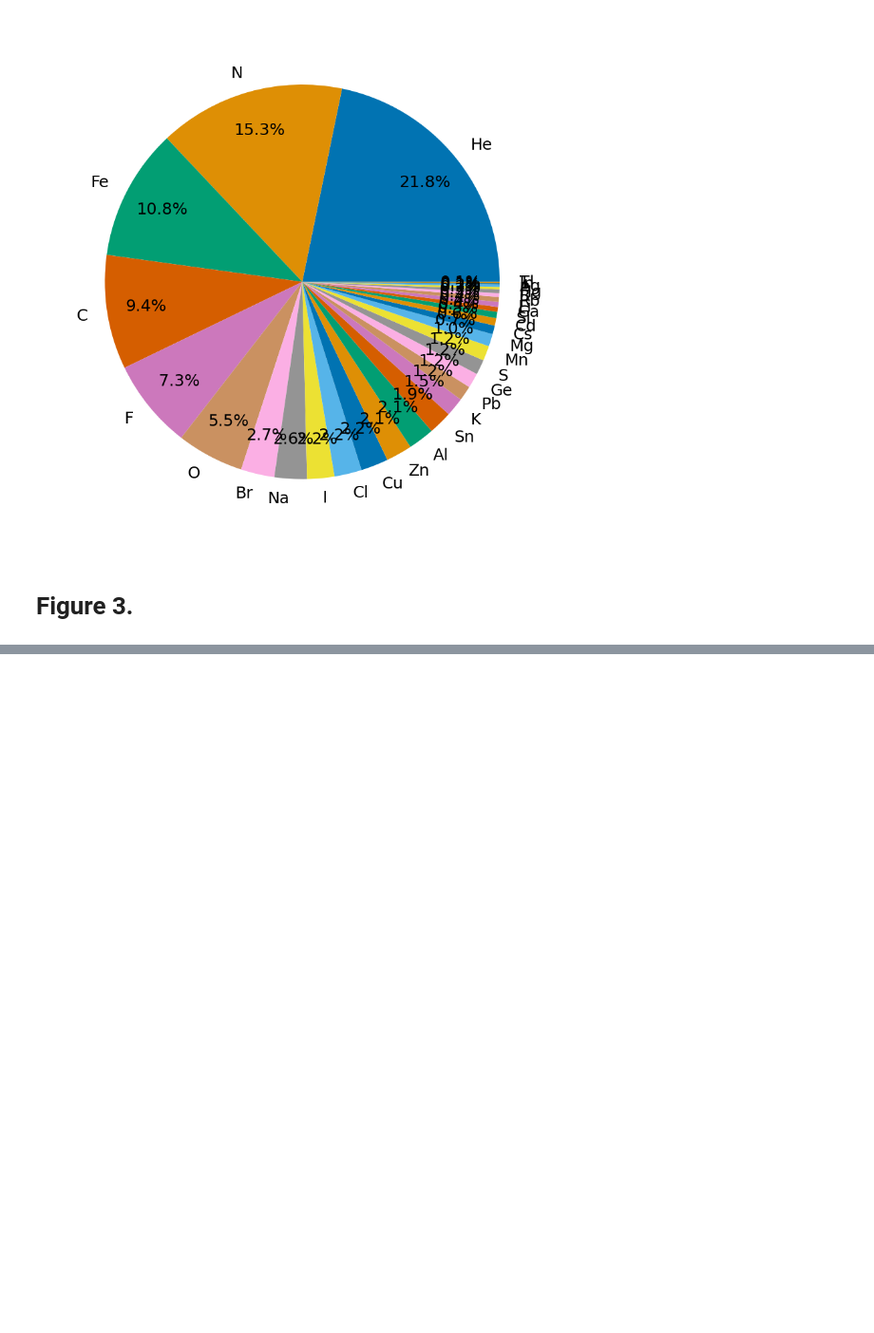
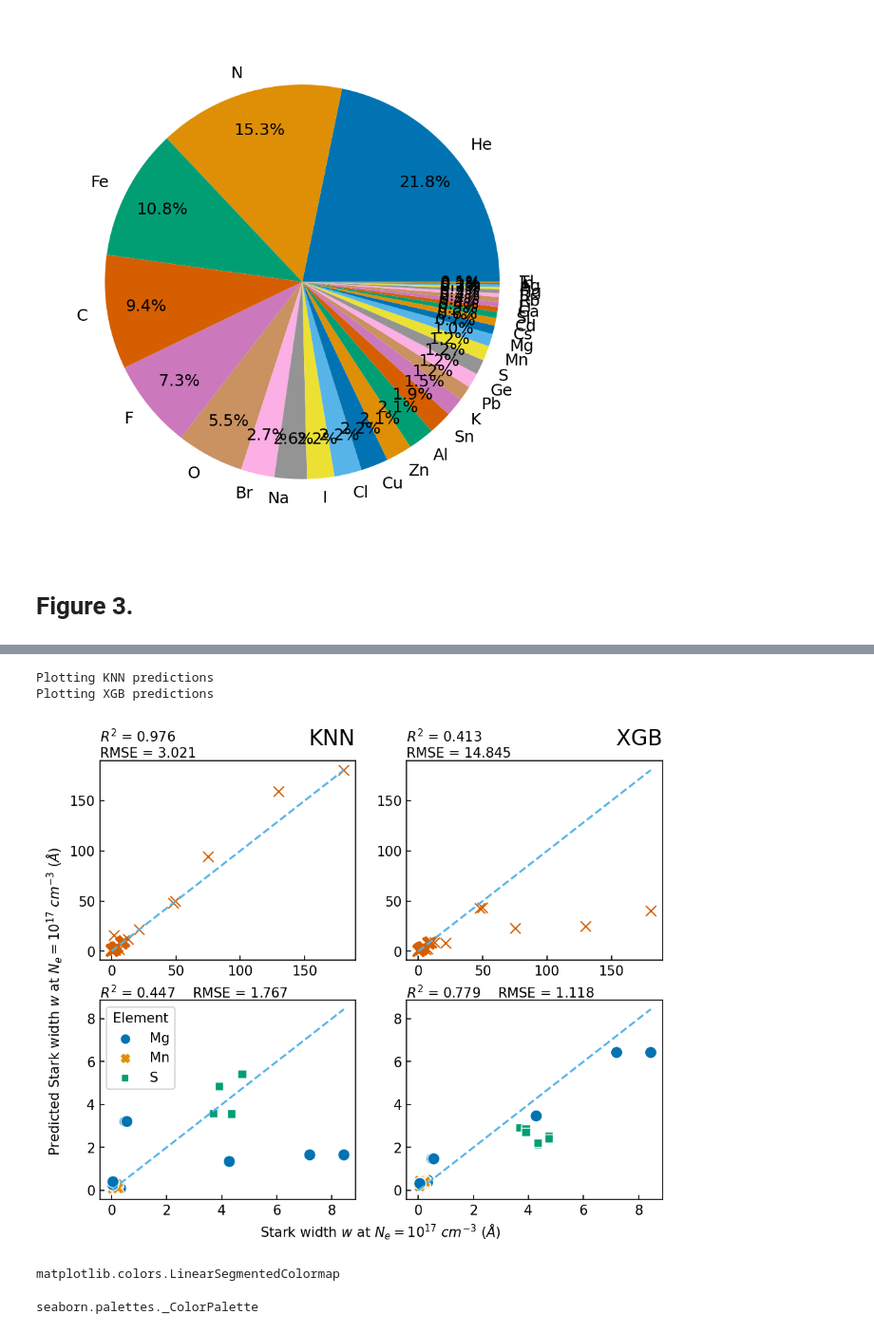
Before and after one commit to alezakuskin/Stark_ML, a Jupyter notebook: Figures.ipynb, the cells around one changed output, grey strips where cells are left out. Shown: that part at 95% size. Saved outputs shown, nothing was run; the diff lists cells and outputs as text; code cells hidden in the pictures; blank space fills up the shorter version.

```diff
--- a/Figures.ipynb
+++ b/Figures.ipynb
@@ -223,0 +387,63 @@ fig.savefig('Fig.2.Pie chart. Colorblind.svg', transparent = True, format = 'svg
+# %%
+if scaled_target:
+    YW_train = (np.exp(YW_train) - 1) * epsilon
+    YW_test = (np.exp(YW_test) - 1) * epsilon
+    YW_elem = (np.exp(YW_elem) - 1) * epsilon
+    for name, values in preds.items():
+        preds[name] = (np.exp(preds[name]) - 1) * epsilon
+        preds_elem[name] = (np.exp(preds_elem[name]) -1) * epsilon
+    scaled_target = False
+# %%
+predictions_elem = {}
+R2 = {}
+R2_elem = {}
+RMSE = {}
+RMSE_elem = {}
+for name, model in models_d.items():
+    y_pred = preds[name]
+    R2[name] = r2_score(YW_test, y_pred)
+    RMSE[name] = mean_squared_error(YW_test, y_pred, squared = False)
+
+    y_pred = preds_elem[name]
+    R2_elem[name] = r2_score(YW_elem, y_pred)
+    RMSE_elem[name] = mean_squared_error(YW_elem, y_pred, squared = False)
+
+
+i = 0
+fig, ax = plt.subplots(2, len(models_d), figsize = (3.75*len(models_d), 3*2), dpi = 150)
+for name, model in models_d.items():
+    print(f'Plotting {name} predictions')
+    ax[0, i].plot(YW_test, preds[name], ls = 'None', marker = 'x', c = '#d55e00', ms = 8)
+    ax[0, i].plot([0, np.amax(YW_test)], [0, np.amax(YW_test)], color = '#56b4e9', ls = '--')
+    ax[0, i].set_title(f'{name}', fontsize = 16, pad = 12, fontweight = 'book', loc = 'right')
+    #ax[0, i].text(x = 0, y = 1, s = f'$R^2$ = {R2[name]:.4f}', transform = ax[0, i].transAxes)
+    ax[0, i].text(x = 0, y = 1.02, s = f'$R^2$ = {R2[name]:.3f}  \nRMSE = {RMSE[name]:.3f}',  transform = ax[0, i].transAxes)
+    ax[0, i].tick_params(axis = 'both', direction = 'in')
+
+    #ax[1, i].plot(y_elem, predictions_elem[name], 'r.')
+    sns.scatterplot(YW_elem, preds_elem[name], ax = ax[1, i], style = LW_elem['Element'], hue = LW_elem['Element'], palette = 'colorblind', s = 80)
+    ax[1, i].plot([0, np.amax(YW_elem)], [0, np.amax(YW_elem)], color = '#56b4e9', ls = '--')
+    ax[1, i].text(x = 0, y = 1.01, s = f'$R^2$ = {R2_elem[name]:.3f}    RMSE = {RMSE_elem[name]:.3f}',  transform = ax[1, i].transAxes)
+    ax[1, i].tick_params(axis = 'both', direction = 'in')
+
+    i += 1
+
+ax[1, 1].get_legend().remove()
+ax[1, 1].set(xlabel = None)
+ax[1, 0].set_xlabel(r'Stark width $w$ at $N_e = 10^{17}$ $cm^{-3}$ $(\AA)$ ', horizontalalignment='center', x=1.1)
+ax[0, 0].set_ylabel(r'Predicted Stark width $w$ at $N_e = 10^{17}$ $cm^{-3}$ $(\AA)$ ', horizontalalignment='center', y=-0.2)
+plt.show()
+
+#fig.savefig('Fig.3b.Predicted-reference. Scaled.svg', transparent = True, format = 'svg')
+# %% [output]
+Plotting KNN predictions
+Plotting XGB predictions
+[figure, added]
+# %%
+type(plt.get_cmap('gray'))
+# %% [output]
+matplotlib.colors.LinearSegmentedColormap
+# %%
+type(sns.color_palette('colorblind'))
+# %% [output]
+seaborn.palettes._ColorPalette
```
Also changed, not shown: parts of 7 cells of this notebook.
